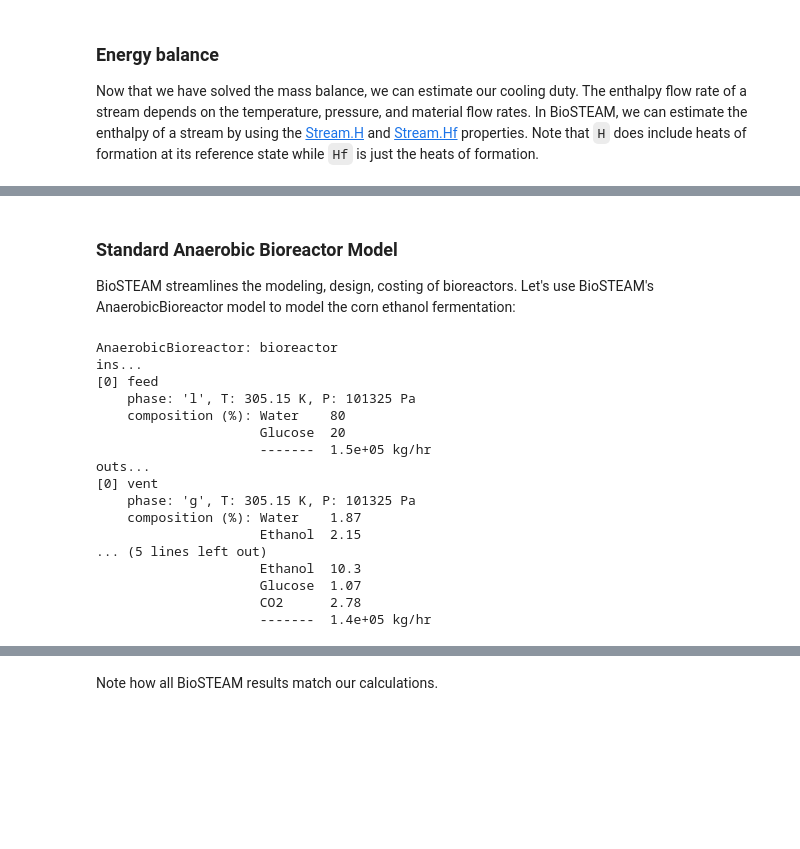
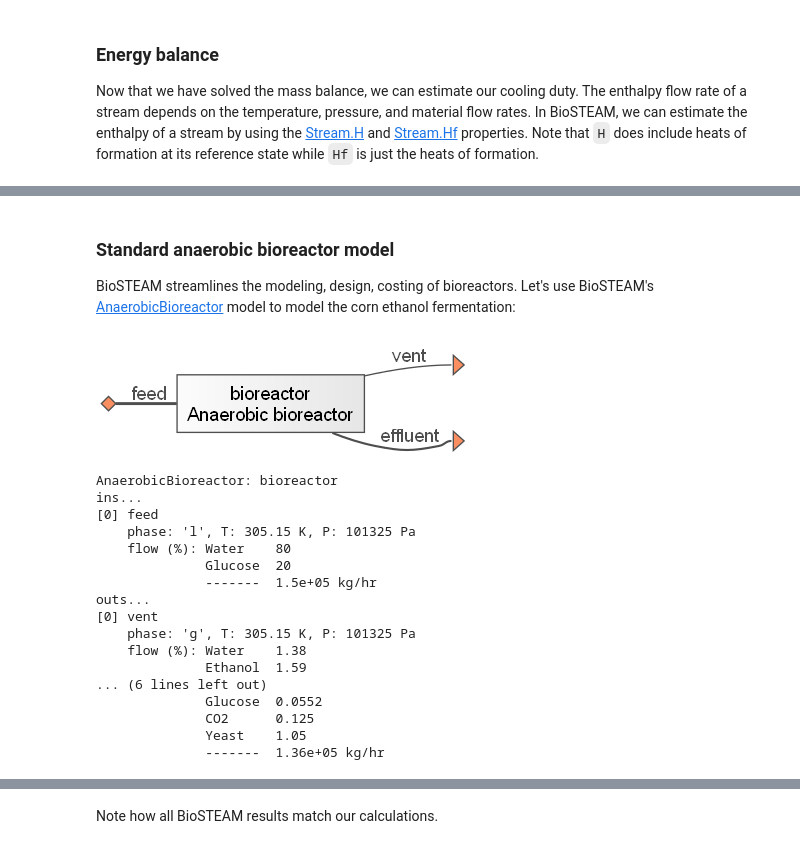
Before and after one commit to BioSTEAMDevelopmentGroup/How2STEAM, a Jupyter notebook: case_studies/Bioreactor_modeling.ipynb, the cells around one changed output, grey strips where cells are left out. Cells and saved outputs as stored; diff of their text form; code cells hidden in the pictures; blank space fills up the shorter version.

Commit message:
more work on new bioreactor tutorial; update oleochemical tutorial

```diff
--- a/case_studies/Bioreactor_modeling.ipynb
+++ b/case_studies/Bioreactor_modeling.ipynb
@@ -232,43 +242,45 @@ Chilled water flow rate: 9.5e+03 kmol/hr
 # %% [markdown]
-### Standard Anaerobic Bioreactor Model
+### Standard anaerobic bioreactor model
 
-BioSTEAM streamlines the modeling, design, costing of bioreactors. Let's use BioSTEAM's AnaerobicBioreactor model to model the corn ethanol fermentation:
+BioSTEAM streamlines the modeling, design, costing of bioreactors. Let's use BioSTEAM's [AnaerobicBioreactor](https://biosteam.readthedocs.io/en/latest/API/units/anaerobic_bioreactor.html) model to model the corn ethanol fermentation:
 # %%
 import biosteam as bst; bst.nbtutorial()
 
 bioreactor = bst.AnaerobicBioreactor(
     ins=feed,
     outs=('vent', 'effluent'),
     reactions=fermentation,
     T=T_operation,
     V_wf=f,
     V_max=V_max,
     tau=tau_reaction,
     tau_0=tau_cleanup,
     loading_time=tau_loading,
     length_to_diameter=R,
     heat_exchanger_configuration='jacketed',
 )
 bioreactor.simulate()
+bioreactor.diagram(format='png')
 bioreactor.show('cwt')
 # %% [output]
+[figure, added]
 AnaerobicBioreactor: bioreactor
 ins...
 [0] feed
     phase: 'l', T: 305.15 K, P: 101325 Pa
-    composition (%): Water    80
-                     Glucose  20
-                     -------  1.5e+05 kg/hr
+    flow (%): Water    80
+              Glucose  20
+              -------  1.5e+05 kg/hr
 outs...
 [0] vent
     phase: 'g', T: 305.15 K, P: 101325 Pa
-    composition (%): Water    1.87
-                     Ethanol  2.15
-... (5 lines left out)
-                     Ethanol  10.3
-                     Glucose  1.07
-                     CO2      2.78
-                     -------  1.4e+05 kg/hr
+    flow (%): Water    1.38
+              Ethanol  1.59
+... (6 lines left out)
+              Glucose  0.0552
+              CO2      0.125
+              Yeast    1.05
+              -------  1.36e+05 kg/hr
 # %%
 bioreactor.results(basis='SI')
 # %% [output]
```
Also changed, not shown: parts of 24 cells of this notebook, 3 other files.
